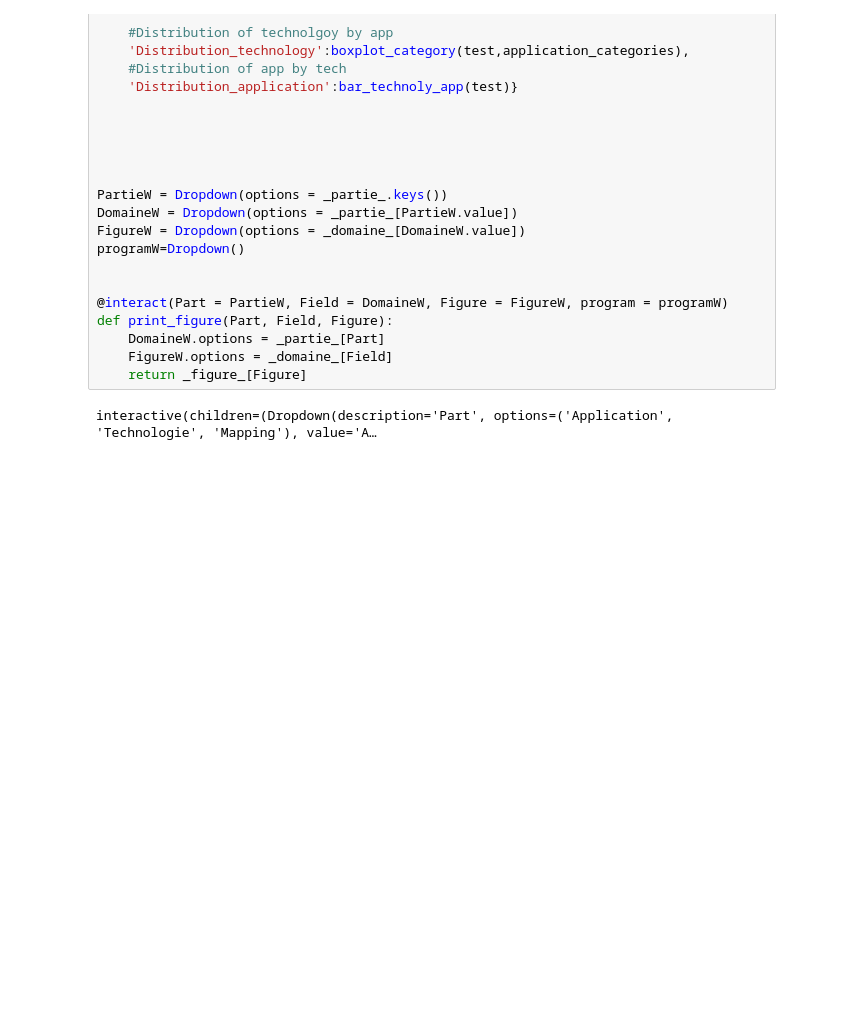
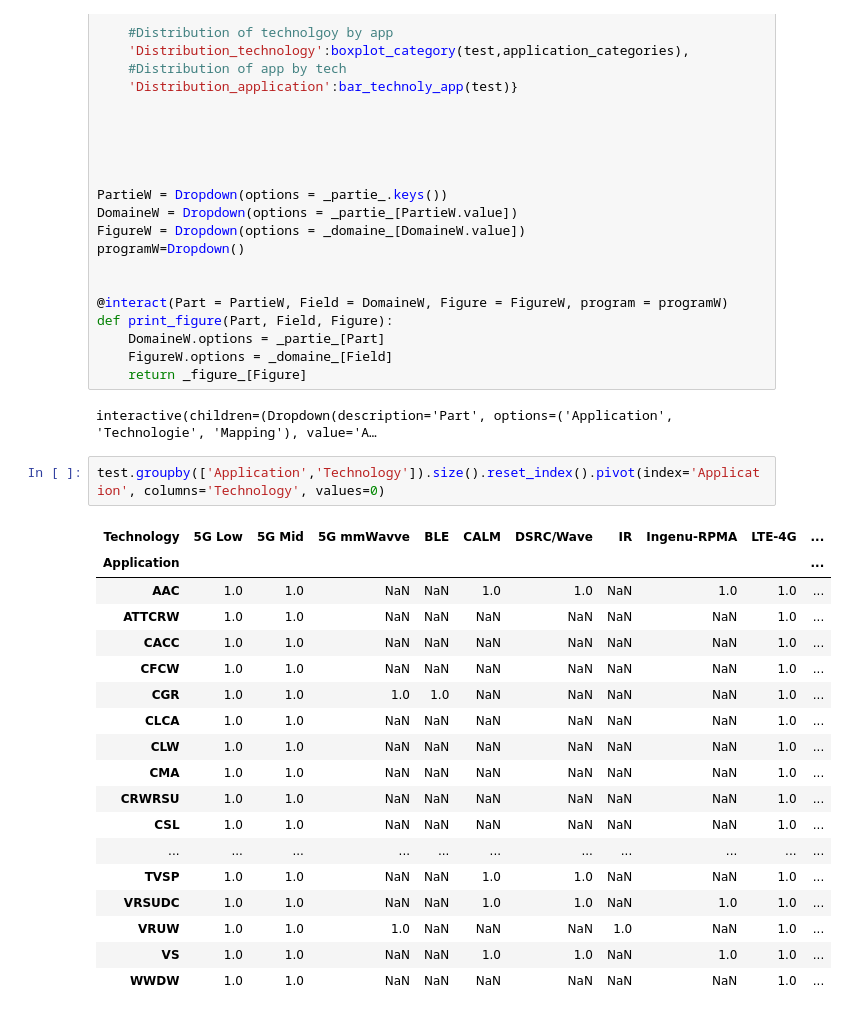
Before and after one commit to HuguesBlache/taxonomy, a Jupyter notebook: Code/main.ipynb, the cells around one changed output. Drawn from its saved outputs; the diff is of its cells as text; blank space fills up the shorter version.

```diff
--- a/Code/main.ipynb
+++ b/Code/main.ipynb
@@ -121,3 +121,24 @@ def print_figure(Part, Field, Figure):
     return _figure_[Figure]
 # %% [output]
 interactive(children=(Dropdown(description='Part', options=('Application', 'Technologie', 'Mapping'), value='A…
+# %%
+test.groupby(['Application','Technology']).size().reset_index().pivot(index='Application', columns='Technology', values=0)
+# %% [output]
+| Technology | 5G Low | 5G Mid | 5G mmWavve | BLE | CALM | DSRC/Wave | IR | Ingenu-RPMA | LTE-4G | ... |
+| Application |  |  |  |  |  |  |  |  |  | ... |
+| AAC | 1.0 | 1.0 | NaN | NaN | 1.0 | 1.0 | NaN | 1.0 | 1.0 | ... |
+| ATTCRW | 1.0 | 1.0 | NaN | NaN | NaN | NaN | NaN | NaN | 1.0 | ... |
+| CACC | 1.0 | 1.0 | NaN | NaN | NaN | NaN | NaN | NaN | 1.0 | ... |
+| CFCW | 1.0 | 1.0 | NaN | NaN | NaN | NaN | NaN | NaN | 1.0 | ... |
+| CGR | 1.0 | 1.0 | 1.0 | 1.0 | NaN | NaN | NaN | NaN | 1.0 | ... |
+| CLCA | 1.0 | 1.0 | NaN | NaN | NaN | NaN | NaN | NaN | 1.0 | ... |
+| CLW | 1.0 | 1.0 | NaN | NaN | NaN | NaN | NaN | NaN | 1.0 | ... |
+| CMA | 1.0 | 1.0 | NaN | NaN | NaN | NaN | NaN | NaN | 1.0 | ... |
+| CRWRSU | 1.0 | 1.0 | NaN | NaN | NaN | NaN | NaN | NaN | 1.0 | ... |
+| CSL | 1.0 | 1.0 | NaN | NaN | NaN | NaN | NaN | NaN | 1.0 | ... |
+| ... | ... | ... | ... | ... | ... | ... | ... | ... | ... | ... |
+| TVSP | 1.0 | 1.0 | NaN | NaN | 1.0 | 1.0 | NaN | NaN | 1.0 | ... |
+| VRSUDC | 1.0 | 1.0 | NaN | NaN | 1.0 | 1.0 | NaN | 1.0 | 1.0 | ... |
+| VRUW | 1.0 | 1.0 | 1.0 | NaN | NaN | NaN | 1.0 | NaN | 1.0 | ... |
+| VS | 1.0 | 1.0 | NaN | NaN | 1.0 | 1.0 | NaN | 1.0 | 1.0 | ... |
+| WWDW | 1.0 | 1.0 | NaN | NaN | NaN | NaN | NaN | NaN | 1.0 | ... |
```
Also changed, not shown: 1 other file.
